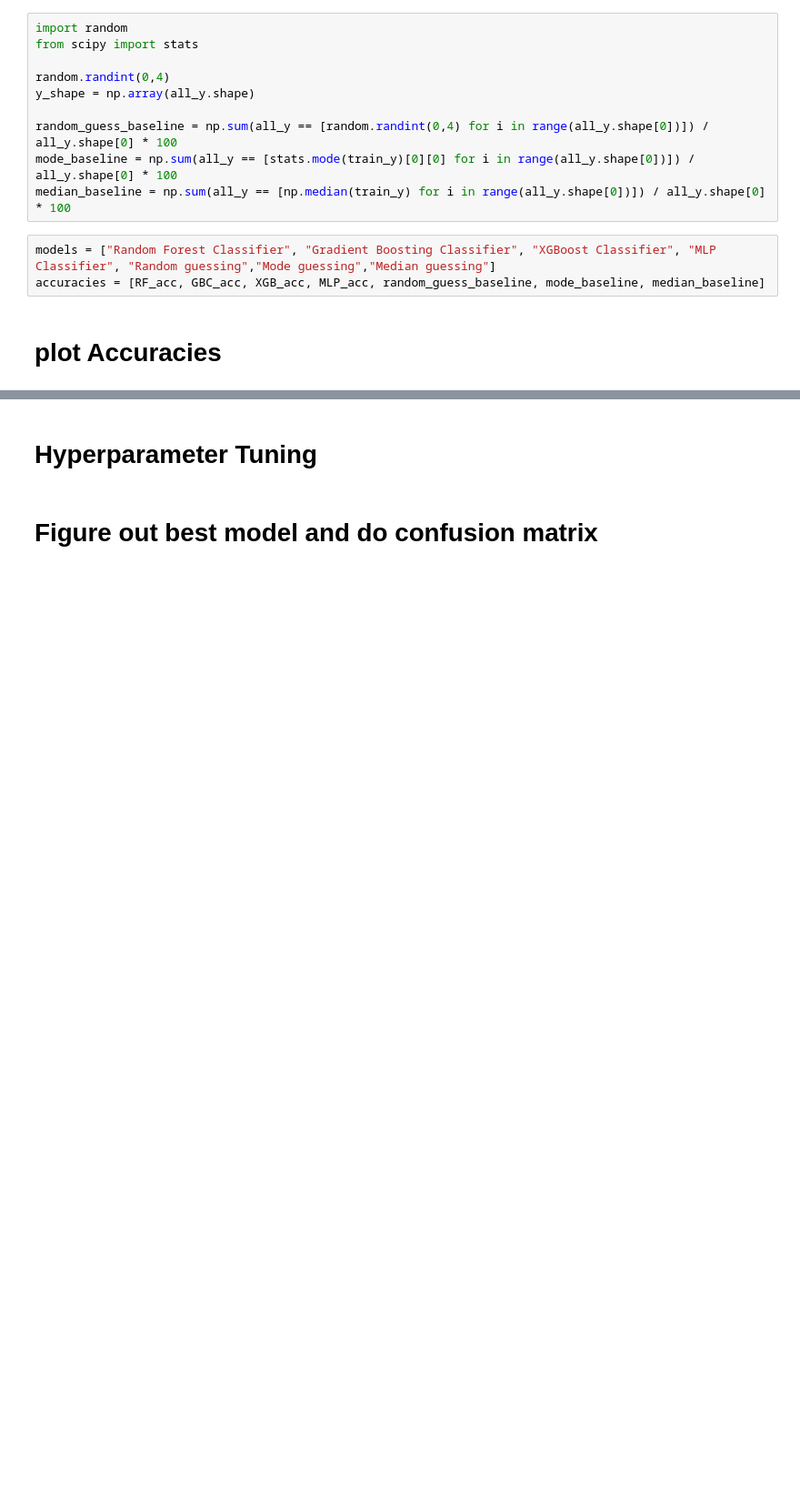
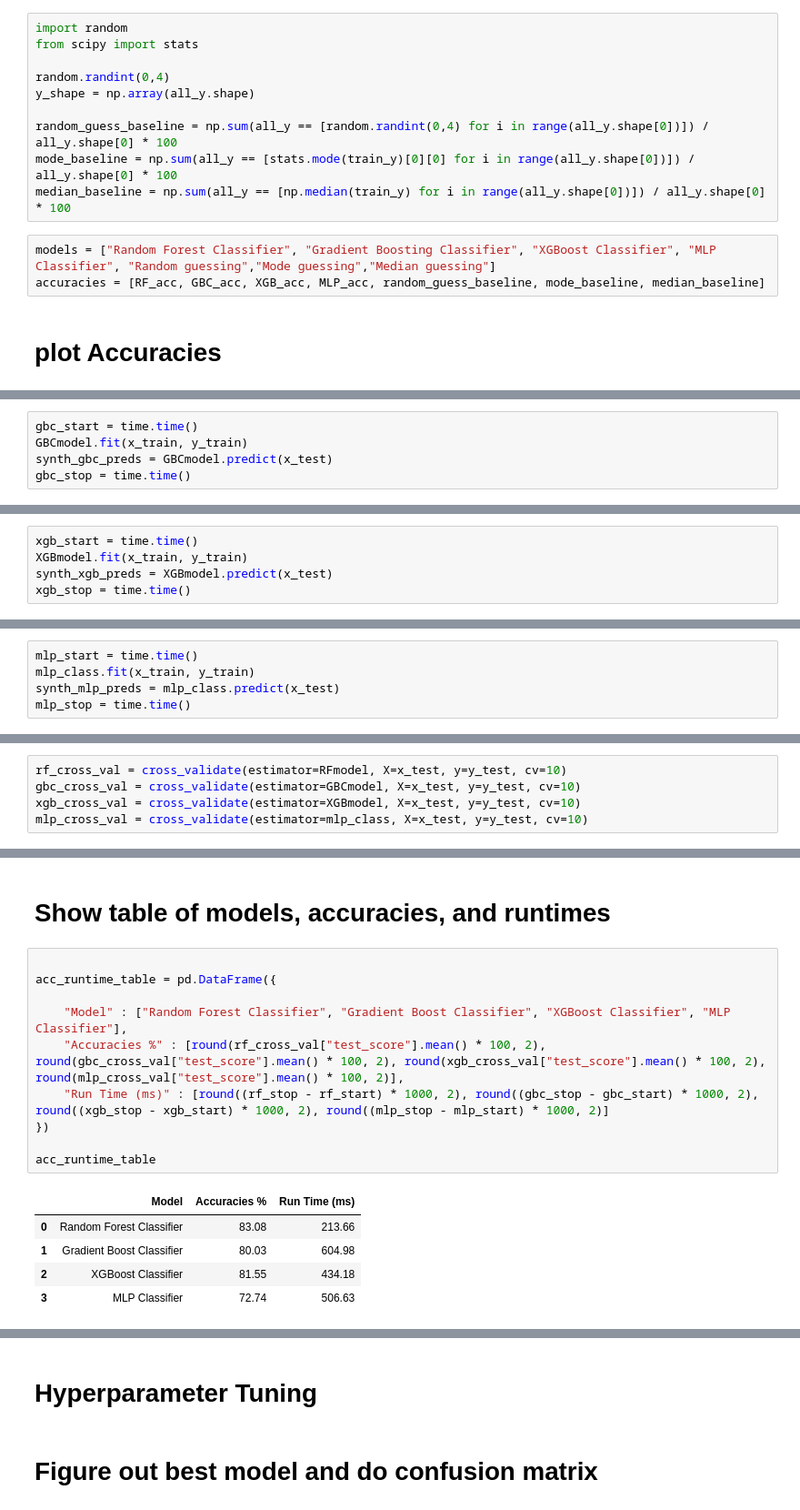
Before and after one commit to mkerekes1427/CAP-4770-Final-Project, a Jupyter notebook: sleep-datascience-notebook.ipynb, the cells around one changed output, grey strips where cells are left out. Shown at 91% size. Drawn from its saved outputs; the diff is of its cells as text; blank space fills up the shorter version.

```diff
--- a/sleep-datascience-notebook.ipynb
+++ b/sleep-datascience-notebook.ipynb
@@ -241,0 +306,5 @@ for i, j in enumerate(accuracies):
+# %%
+gbc_start = time.time()
+GBCmodel.fit(x_train, y_train)
+synth_gbc_preds = GBCmodel.predict(x_test)
+gbc_stop = time.time()
@@ -241,0 +313,5 @@ for i, j in enumerate(accuracies):
+# %%
+xgb_start = time.time()
+XGBmodel.fit(x_train, y_train)
+synth_xgb_preds = XGBmodel.predict(x_test)
+xgb_stop = time.time()
@@ -241,0 +322,5 @@ for i, j in enumerate(accuracies):
+# %%
+mlp_start = time.time()
+mlp_class.fit(x_train, y_train)
+synth_mlp_preds = mlp_class.predict(x_test)
+mlp_stop = time.time()
@@ -241,0 +329,5 @@ for i, j in enumerate(accuracies):
+# %%
+rf_cross_val = cross_validate(estimator=RFmodel, X=x_test, y=y_test, cv=10)
+gbc_cross_val = cross_validate(estimator=GBCmodel, X=x_test, y=y_test, cv=10)
+xgb_cross_val = cross_validate(estimator=XGBmodel, X=x_test, y=y_test, cv=10)
+mlp_cross_val = cross_validate(estimator=mlp_class, X=x_test, y=y_test, cv=10)
@@ -241,0 +345,18 @@ for i, j in enumerate(accuracies):
+# %% [markdown]
+# Show table of models, accuracies, and runtimes
+# %%
+
+acc_runtime_table = pd.DataFrame({
+
+    "Model" : ["Random Forest Classifier", "Gradient Boost Classifier", "XGBoost Classifier", "MLP Classifier"],
+    "Accuracies %" : [round(rf_cross_val["test_score"].mean() * 100, 2), round(gbc_cross_val["test_score"].mean() * 100, 2), round(xgb_cross_val["test_score"].mean() * 100, 2), round(mlp_cross_val["test_score"].mean() * 100, 2)],
+    "Run Time (ms)" : [round((rf_stop - rf_start) * 1000, 2), round((gbc_stop - gbc_start) * 1000, 2), round((xgb_stop - xgb_start) * 1000, 2), round((mlp_stop - mlp_start) * 1000, 2)]
+})
+
+acc_runtime_table
+# %% [output]
+|  | Model | Accuracies % | Run Time (ms) |
+| 0 | Random Forest Classifier | 83.08 | 213.66 |
+| 1 | Gradient Boost Classifier | 80.03 | 604.98 |
+| 2 | XGBoost Classifier | 81.55 | 434.18 |
+| 3 | MLP Classifier | 72.74 | 506.63 |
```
Also changed, not shown: parts of 39 cells of this notebook.
